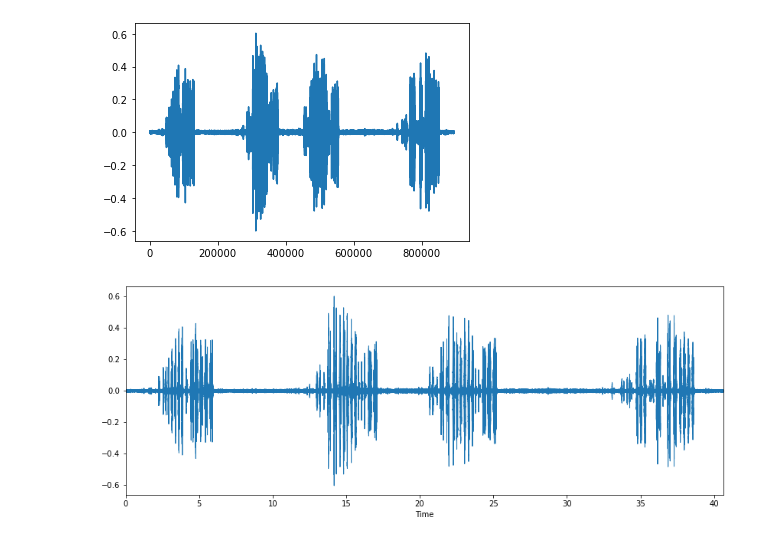
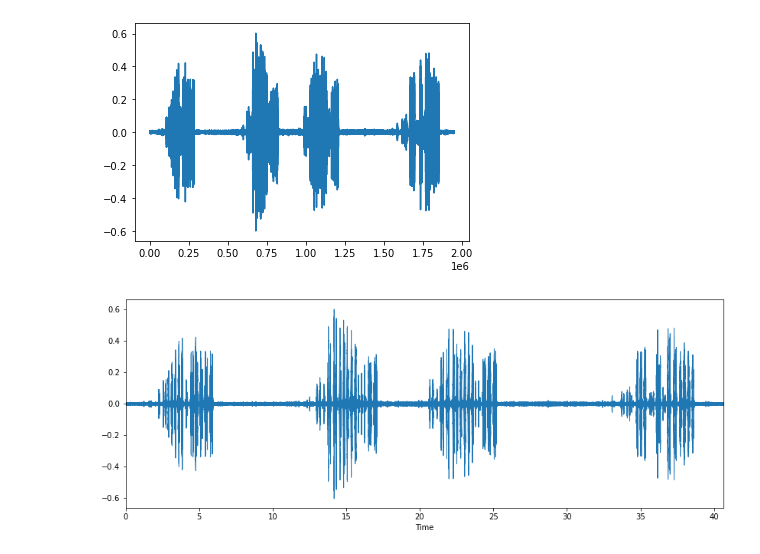
Before and after one commit to antonimarek/birdify, a Jupyter notebook: birdify.ipynb, the cells around one changed output. Cells and saved outputs as stored; diff of their text form; code cells hidden in the pictures.

```diff
--- a/birdify.ipynb
+++ b/birdify.ipynb
@@ -13,11 +14,13 @@ from pathlib import Path
 # %%
 file = r'./data/Acrocephalus-arundinaceus-131536.mp3'
+song = AudioSegment.from_mp3(file)
+fs = song.frame_rate
 
-x, fs = librosa.load(file)
+x, fs = librosa.load(file, sr=fs)
 plt.plot(x)
 plt.show()
 # %% [output]
-[figure, old version]
+[figure, new version]
 # %%
 import librosa.display
 
```
Also changed, not shown: parts of 3 cells of this notebook.
